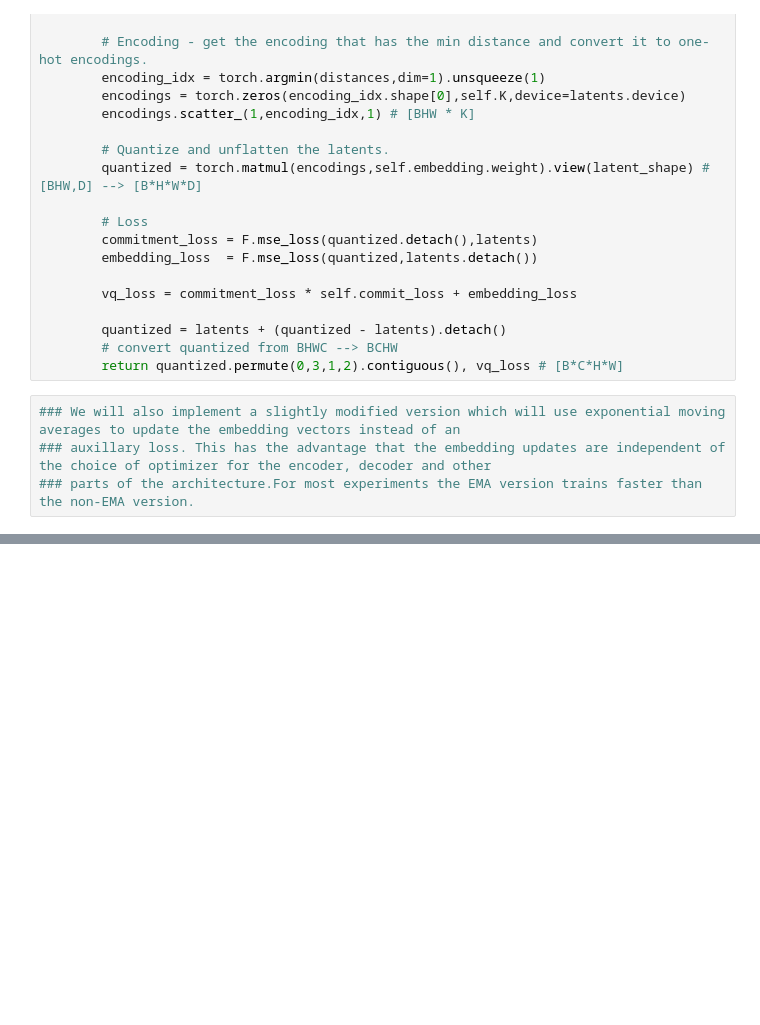
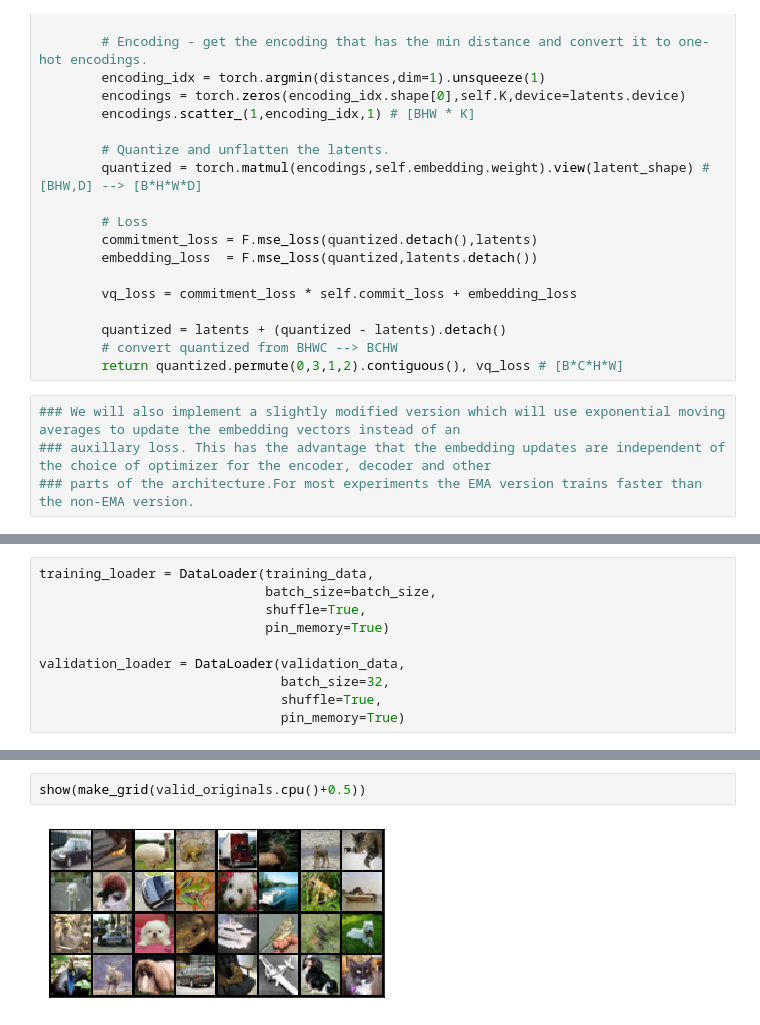
Before and after one commit to ram130849/VQ_VAE, a Jupyter notebook: VQ_VAE.ipynb, the cells around one changed output, grey strips where cells are left out. Saved outputs shown, nothing was run; the diff lists cells and outputs as text; blank space fills up the shorter version.

```diff
--- a/VQ_VAE.ipynb
+++ b/VQ_VAE.ipynb
@@ -166,0 +271,10 @@ class Residual(nn.Module):
+# %%
+training_loader = DataLoader(training_data,
+                             batch_size=batch_size,
+                             shuffle=True,
+                             pin_memory=True)
+
+validation_loader = DataLoader(validation_data,
+                               batch_size=32,
+                               shuffle=True,
+                               pin_memory=True)
@@ -166,0 +427,4 @@ class Residual(nn.Module):
+# %%
+show(make_grid(valid_originals.cpu()+0.5))
+# %% [output]
+[figure, added]
```
Also changed, not shown: parts of 24 cells of this notebook.
